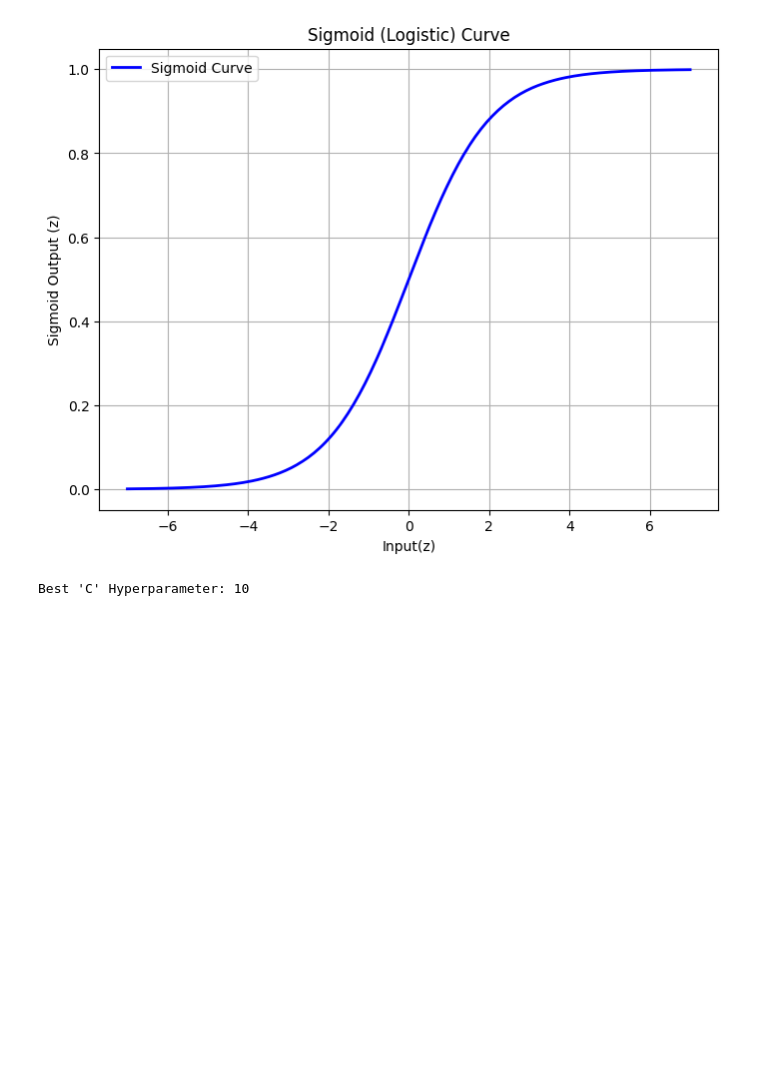
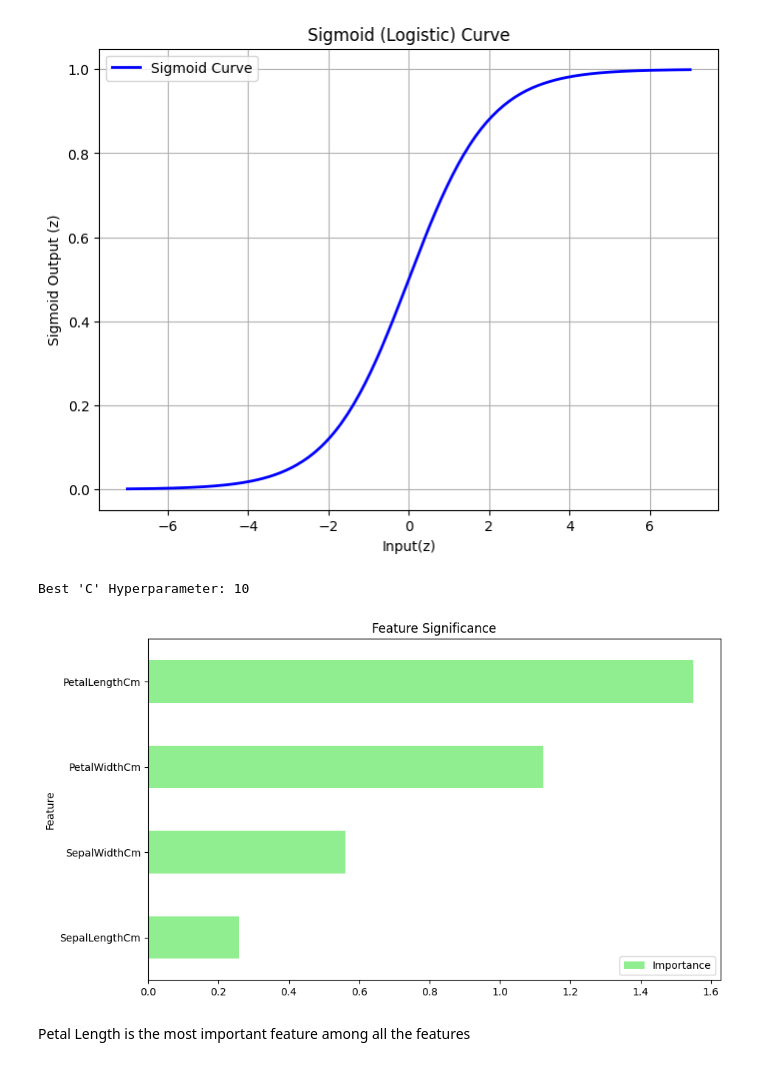
Before and after one commit to swastikbanerjee/ML_Lab, a Jupyter notebook: 2348566.ipynb, the cells around one changed output. Drawn from its saved outputs; the diff is of its cells as text; code cells hidden in the pictures; blank space fills up the shorter version.

```diff
--- a/2348566.ipynb
+++ b/2348566.ipynb
@@ -278,3 +278,25 @@ best_C = grid_search.best_params_['C']
 print(f"Best 'C' Hyperparameter: {best_C}")
 # %% [output]
 Best 'C' Hyperparameter: 10
+# %%
+import numpy as np
+import pandas as pd
+from sklearn.linear_model import LogisticRegression
+from sklearn.preprocessing import StandardScaler
+
+scaler = StandardScaler()
+X_train = scaler.fit_transform(X_train)
+X_test = scaler.transform(X_test)
+
+coefficients = log_reg.coef_
+
+avg_importance = np.mean(np.abs(coefficients), axis=0)
+feature_importance = pd.DataFrame({'Feature': X.columns, 'Importance': avg_importance})
+feature_importance = feature_importance.sort_values('Importance', ascending=True)
+feature_importance.plot(x='Feature', y='Importance', kind='barh', figsize=(10, 6),color='lightgreen')
+plt.title("Feature Significance")
+plt.show()
+# %% [output]
+[figure, added]
+# %% [markdown]
+Petal Length is the most important feature among all the features
```
